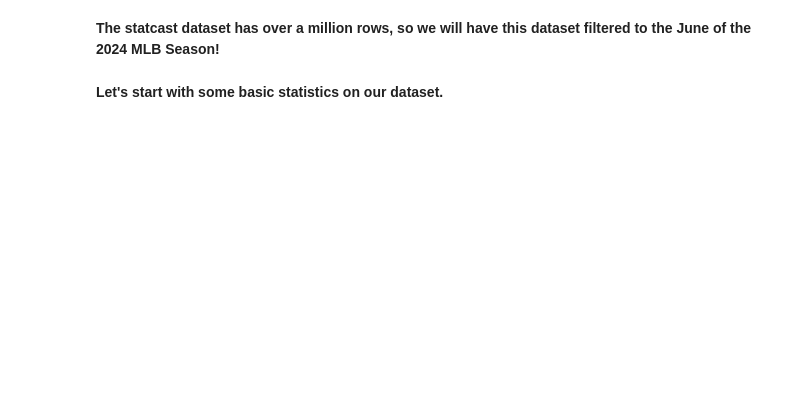
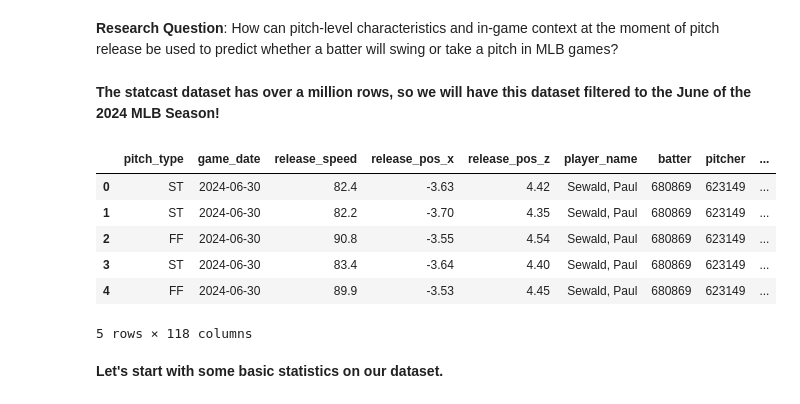
Before and after one commit to kyleduongg/statcastdata, a Jupyter notebook: statcast_eda.ipynb, the cells around one changed output. Cells and saved outputs as stored; diff of their text form; code cells hidden in the pictures; blank space fills up the shorter version.

```diff
--- a/statcast_eda.ipynb
+++ b/statcast_eda.ipynb
@@ -9,10 +9,22 @@ import matplotlib.pyplot as plt
 # Import Data
 
 from pybaseball import statcast
+# %% [markdown]
+**Research Question**: How can pitch-level characteristics and in-game context at the moment of pitch release be used to predict whether a batter will swing or take a pitch in MLB games?
 # %% [markdown]
 **The statcast dataset has over a million rows, so we will have this dataset filtered to the June of the 2024 MLB Season!**
 # %%
 june_statcast_2024 = pd.read_csv("june_statcast_2024.csv")
+
+june_statcast_2024.head()
+# %% [output]
+|  | pitch_type | game_date | release_speed | release_pos_x | release_pos_z | player_name | batter | pitcher | ... |
+| 0 | ST | 2024-06-30 | 82.4 | -3.63 | 4.42 | Sewald, Paul | 680869 | 623149 | ... |
+| 1 | ST | 2024-06-30 | 82.2 | -3.70 | 4.35 | Sewald, Paul | 680869 | 623149 | ... |
+| 2 | FF | 2024-06-30 | 90.8 | -3.55 | 4.54 | Sewald, Paul | 680869 | 623149 | ... |
+| 3 | ST | 2024-06-30 | 83.4 | -3.64 | 4.40 | Sewald, Paul | 680869 | 623149 | ... |
+| 4 | FF | 2024-06-30 | 89.9 | -3.53 | 4.45 | Sewald, Paul | 680869 | 623149 | ... |
+5 rows × 118 columns
 # %% [markdown]
 **Let's start with some basic statistics on our dataset.**
 # %%
```
Also changed, not shown: parts of 20 cells of this notebook.
